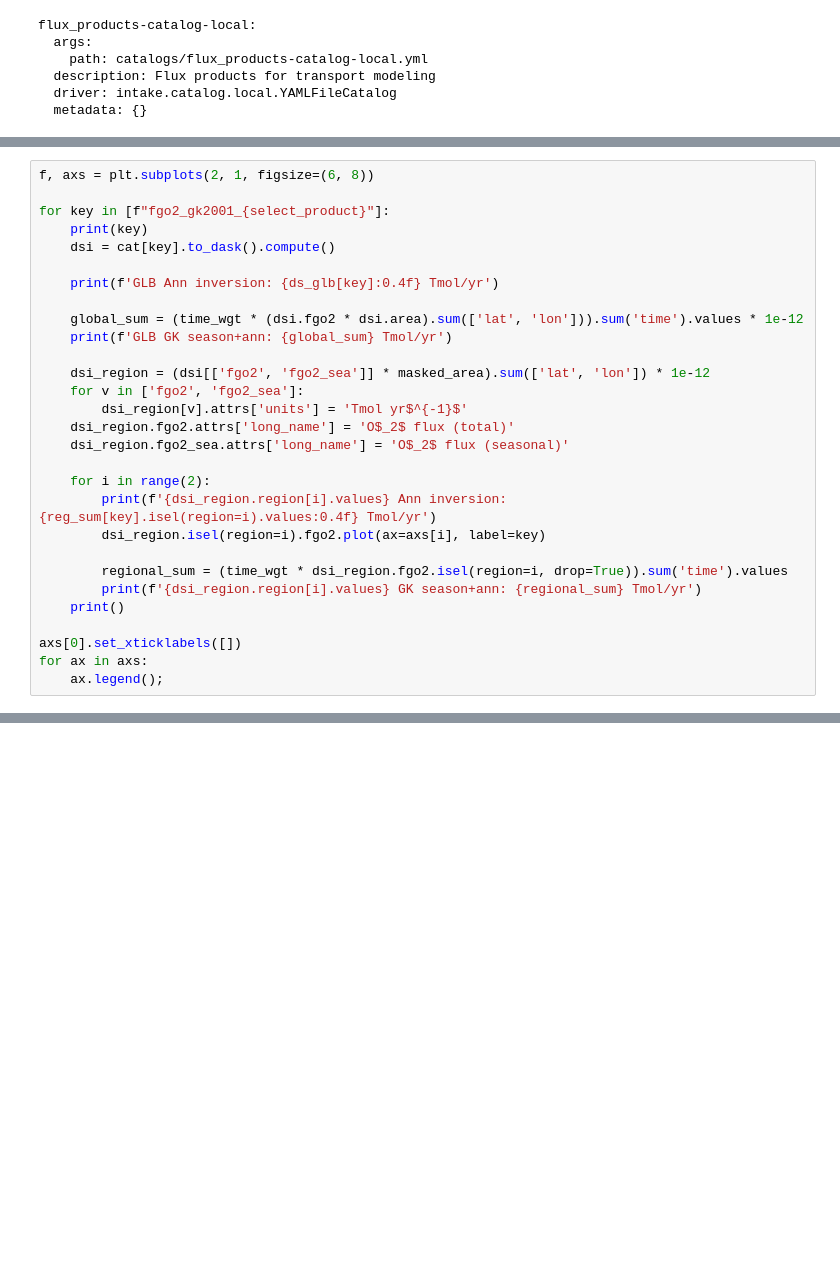
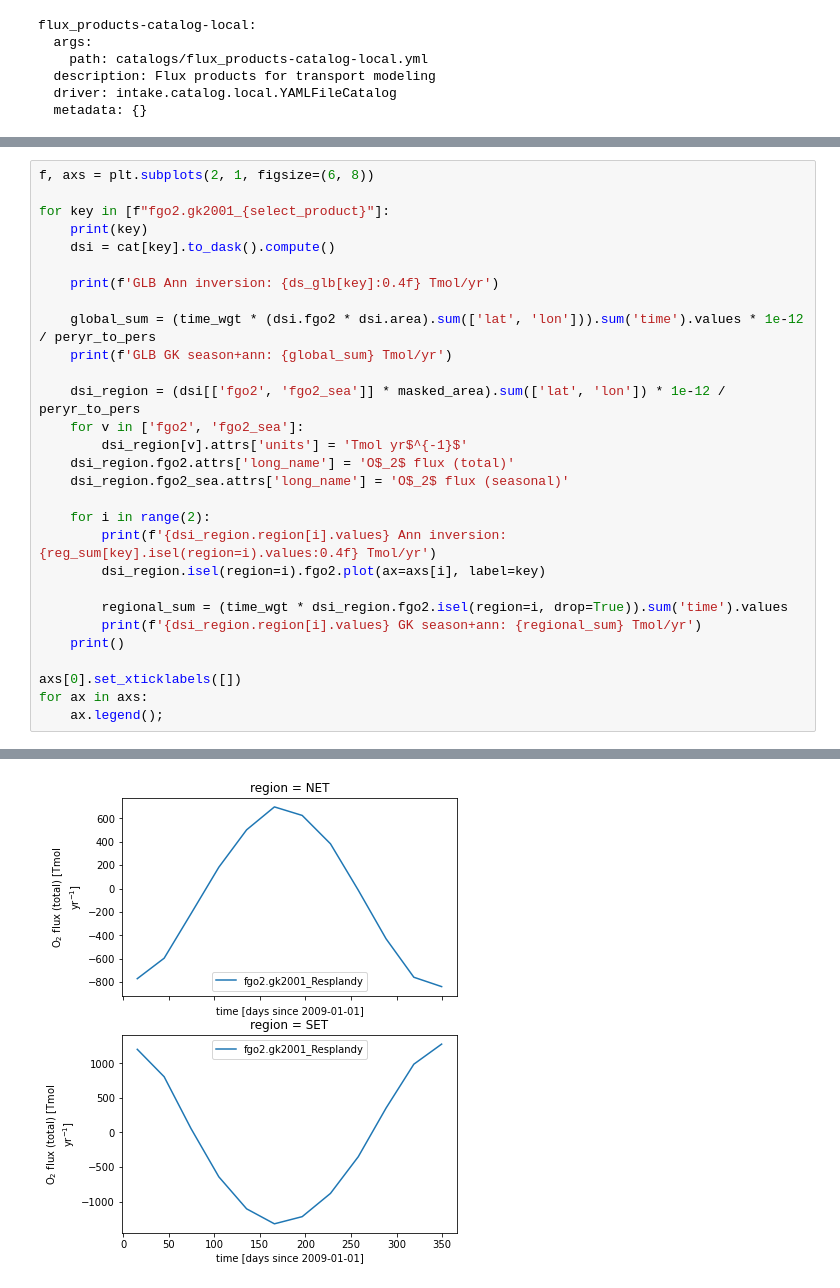
Before and after one commit to matt-long/sno-analysis, a Jupyter notebook: notebooks/_fgo2_gk2001.ipynb, the cells around one changed output, grey strips where cells are left out. Drawn from its saved outputs; the diff is of its cells as text; blank space fills up the shorter version.

```diff
--- a/notebooks/_fgo2_gk2001.ipynb
+++ b/notebooks/_fgo2_gk2001.ipynb
@@ -380,16 +385,16 @@ KeyError: 'fgo2_gk2001_Resplandy'
 # %%
 f, axs = plt.subplots(2, 1, figsize=(6, 8))
 
-for key in [f"fgo2_gk2001_{select_product}"]:
+for key in [f"fgo2.gk2001_{select_product}"]:
     print(key)
     dsi = cat[key].to_dask().compute()
 
     print(f'GLB Ann inversion: {ds_glb[key]:0.4f} Tmol/yr')
 
-    global_sum = (time_wgt * (dsi.fgo2 * dsi.area).sum(['lat', 'lon'])).sum('time').values * 1e-12
+    global_sum = (time_wgt * (dsi.fgo2 * dsi.area).sum(['lat', 'lon'])).sum('time').values * 1e-12 / peryr_to_pers
     print(f'GLB GK season+ann: {global_sum} Tmol/yr')
 
-    dsi_region = (dsi[['fgo2', 'fgo2_sea']] * masked_area).sum(['lat', 'lon']) * 1e-12
+    dsi_region = (dsi[['fgo2', 'fgo2_sea']] * masked_area).sum(['lat', 'lon']) * 1e-12 / peryr_to_pers
     for v in ['fgo2', 'fgo2_sea']:
         dsi_region[v].attrs['units'] = 'Tmol yr$^{-1}$'
     dsi_region.fgo2.attrs['long_name'] = 'O$_2$ flux (total)'
@@ -406,3 +411,4 @@ for key in [f"fgo2_gk2001_{select_product}"]:
 axs[0].set_xticklabels([])
 for ax in axs:
     ax.legend();
+# %% [output]
@@ -408,0 +422 @@ for ax in axs:
+[figure, added]
```
Also changed, not shown: parts of 6 cells of this notebook, 3 other files.
